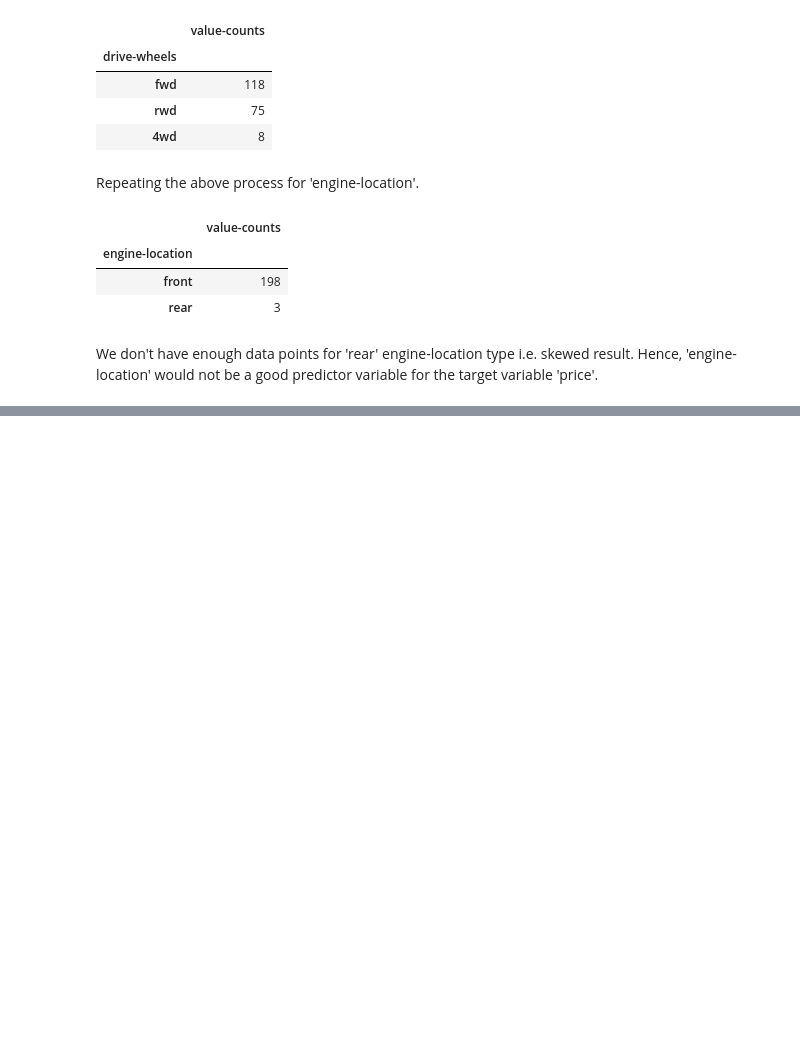
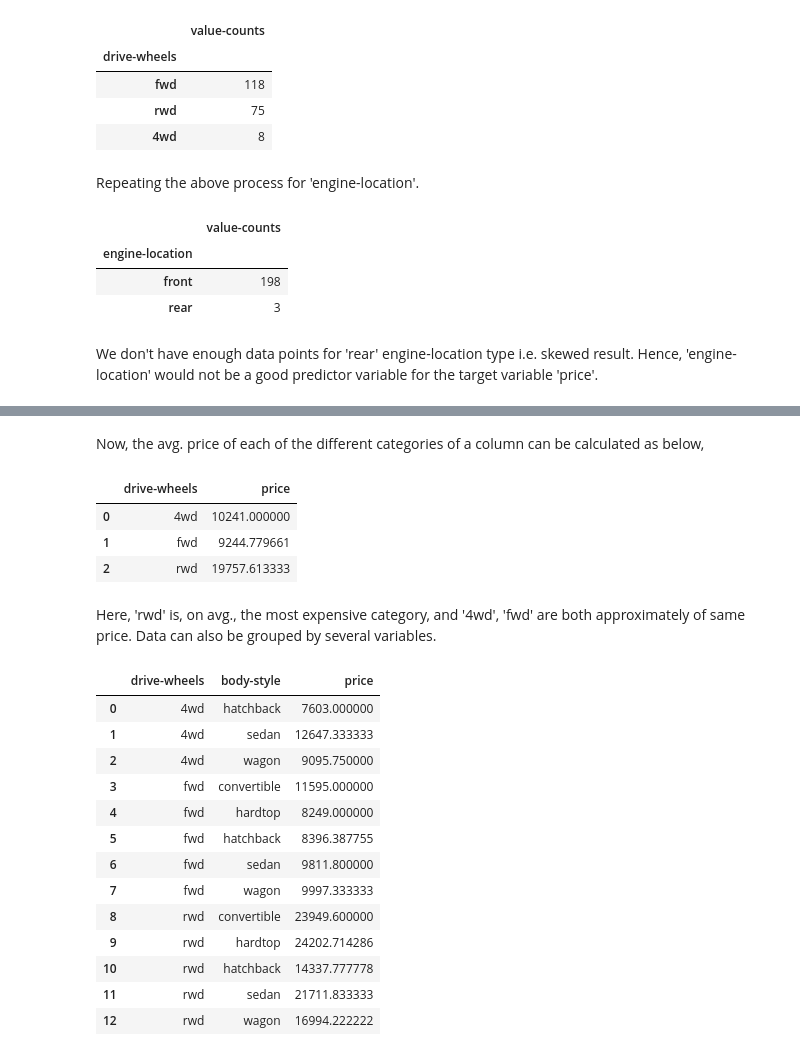
Before and after one commit to MehediEhteshum/CarDataExploratoryAnalysisViz, a Jupyter notebook: CarData-EDA&Viz.ipynb, the cells around one changed output, grey strips where cells are left out. Cells and saved outputs as stored; diff of their text form; code cells hidden in the pictures; blank space fills up the shorter version.

```diff
--- a/CarData-EDA&Viz.ipynb
+++ b/CarData-EDA&Viz.ipynb
@@ -236,0 +257,30 @@ We don't have enough data points for 'rear' engine-location type i.e. skewed res
+# %% [markdown]
+Now, the avg. price of each of the different categories of a column can be calculated as below,
+# %%
+df_grp_t1 = df_grp1.groupby(["drive-wheels"], as_index=False).mean()
+df_grp_t1
+# %% [output]
+|  | drive-wheels | price |
+| 0 | 4wd | 10241.000000 |
+| 1 | fwd | 9244.779661 |
+| 2 | rwd | 19757.613333 |
+# %% [markdown]
+Here, 'rwd' is, on avg., the most expensive category, and '4wd', 'fwd' are both approximately of same price. Data can also be grouped by several variables.
+# %%
+df_grp_t2 = df_grp1.groupby(["drive-wheels", "body-style"], as_index=False).mean()
+df_grp_t2
+# %% [output]
+|  | drive-wheels | body-style | price |
+| 0 | 4wd | hatchback | 7603.000000 |
+| 1 | 4wd | sedan | 12647.333333 |
+| 2 | 4wd | wagon | 9095.750000 |
+| 3 | fwd | convertible | 11595.000000 |
+| 4 | fwd | hardtop | 8249.000000 |
+| 5 | fwd | hatchback | 8396.387755 |
+| 6 | fwd | sedan | 9811.800000 |
+| 7 | fwd | wagon | 9997.333333 |
+| 8 | rwd | convertible | 23949.600000 |
+| 9 | rwd | hardtop | 24202.714286 |
+| 10 | rwd | hatchback | 14337.777778 |
+| 11 | rwd | sedan | 21711.833333 |
+| 12 | rwd | wagon | 16994.222222 |
```
Also changed, not shown: parts of 66 cells of this notebook.
